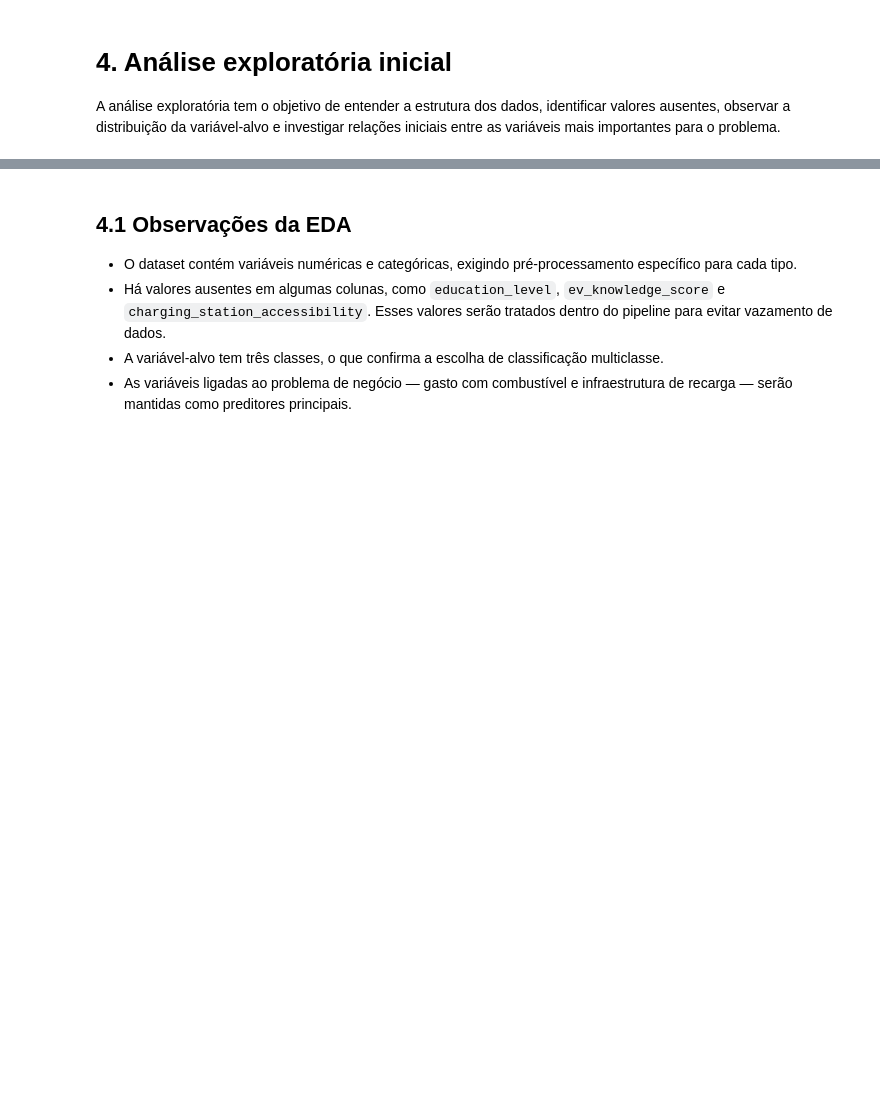
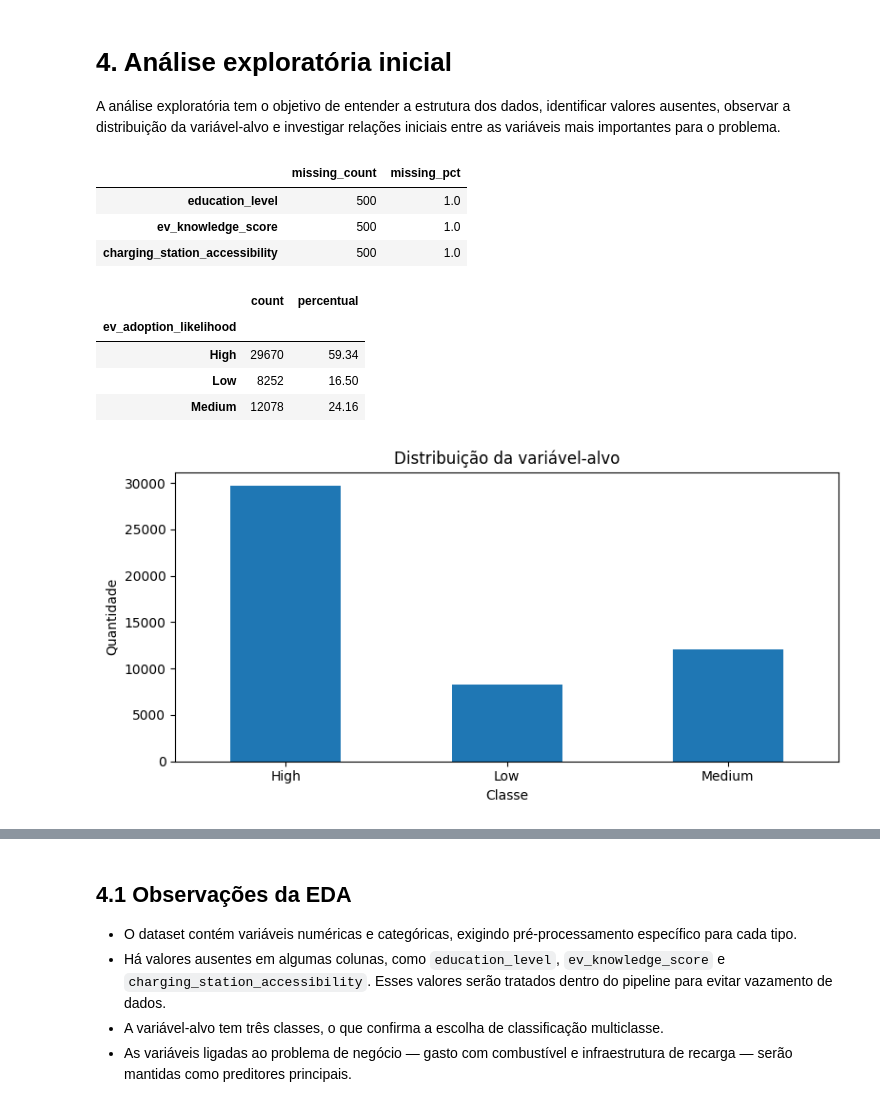
Before and after one commit to tfiorio/pos-pucrio, a Jupyter notebook: MVP_Thompson_Fiorio.ipynb, the cells around one changed output, grey strips where cells are left out. Saved outputs shown, nothing was run; the diff lists cells and outputs as text; code cells hidden in the pictures; blank space fills up the shorter version.

Commit message:
Criado num IPYNB local e importado para o Colab. Revisão 6 já no Colab

```diff
--- a/MVP_Thompson_Fiorio.ipynb
+++ b/MVP_Thompson_Fiorio.ipynb
@@ -154,20 +157,21 @@ O dataset utilizado é `global_ev_adoption_behavior_2026.csv`, contendo informa
 
 No momento, o arquivo RAW do GitHub apresenta problema de acesso. Por isso, a célula abaixo está preparada para tentar carregar os dados pela URL pública e, caso falhe, usar o arquivo local enviado junto com este notebook. Depois, basta substituir o valor de `DATA_URL` pela URL RAW correta.
 # %%
-# === Carregamento dos dados ===
-# Substitua esta URL pela URL RAW definitiva do GitHub quando ela estiver funcionando.
+# carregamento dos dados
 DATA_URL = "https://github.com/tfiorio/pos-pucrio/raw/refs/heads/spring02/global_ev_adoption_behavior_2026.csv"
-LOCAL_FILE = "global_ev_adoption_behavior_2026(1).csv"
+#LOCAL_FILE = "global_ev_adoption_behavior_2026(1).csv"
 
-# Para desenvolvimento local, prioriza o arquivo enviado junto com o notebook.
-# No Colab, quando o arquivo local não existir, o notebook tentará carregar a URL pública.
-if os.path.exists(LOCAL_FILE):
+"""if os.path.exists(LOCAL_FILE):
     df = pd.read_csv(LOCAL_FILE)
     print("Dataset carregado pelo arquivo local.")
 else:
     df = pd.read_csv(DATA_URL)
-    print("Dataset carregado pela URL pública.")
+    print("Dataset carregado pela URL pública.")"""
 
-print(f"Registros: {df.shape[0]:,}")
-print(f"Atributos: {df.shape[1]:,}")
-df.head()
+df_original = pd.read_csv(DATA_URL)
+df_exp = pd.read_csv(DATA_URL)
+print("Dataset carregado pela URL pública.")
+
+print(f"Registros: {df_original.shape[0]:,}")
+print(f"Atributos: {df_original.shape[1]:,}")
+df_original.head()
@@ -199,16 +250,28 @@ display(df.describe(include="all").T)
 
 A análise exploratória tem o objetivo de entender a estrutura dos dados, identificar valores ausentes, observar a distribuição da variável-alvo e investigar relações iniciais entre as variáveis mais importantes para o problema.
 # %%
-# Valores ausentes por coluna
-missing = df.isna().sum().sort_values(ascending=False)
-missing_pct = (missing / len(df) * 100).round(2)
+# valores ausentes por coluna
+missing = df_exp.isna().sum().sort_values(ascending=False)
+missing_pct = (missing / len(df_exp) * 100).round(2)
 missing_table = pd.DataFrame({"missing_count": missing, "missing_pct": missing_pct})
 display(missing_table[missing_table["missing_count"] > 0])
+# %% [output]
+|  | missing_count | missing_pct |
+| education_level | 500 | 1.0 |
+| ev_knowledge_score | 500 | 1.0 |
+| charging_station_accessibility | 500 | 1.0 |
 # %%
-# Distribuição da variável-alvo
+# distribuição da variável-alvo
 target_col = "ev_adoption_likelihood"
-target_counts = df[target_col].value_counts().sort_index()
-target_pct = (df[target_col].value_counts(normalize=True).sort_index() * 100).round(2)
+target_counts = df_exp[target_col].value_counts().sort_index()
+target_pct = (df_exp[target_col].value_counts(normalize=True).sort_index() * 100).round(2)
 display(pd.DataFrame({"count": target_counts, "percentual": target_pct}))
 plot_bar(target_counts, "Distribuição da variável-alvo", "Classe", "Quantidade")
+# %% [output]
+|  | count | percentual |
+| ev_adoption_likelihood |  |  |
+| High | 29670 | 59.34 |
+| Low | 8252 | 16.50 |
+| Medium | 12078 | 24.16 |
+[figure, added]
 # %%
```
Also changed, not shown: parts of 17 cells of this notebook.
